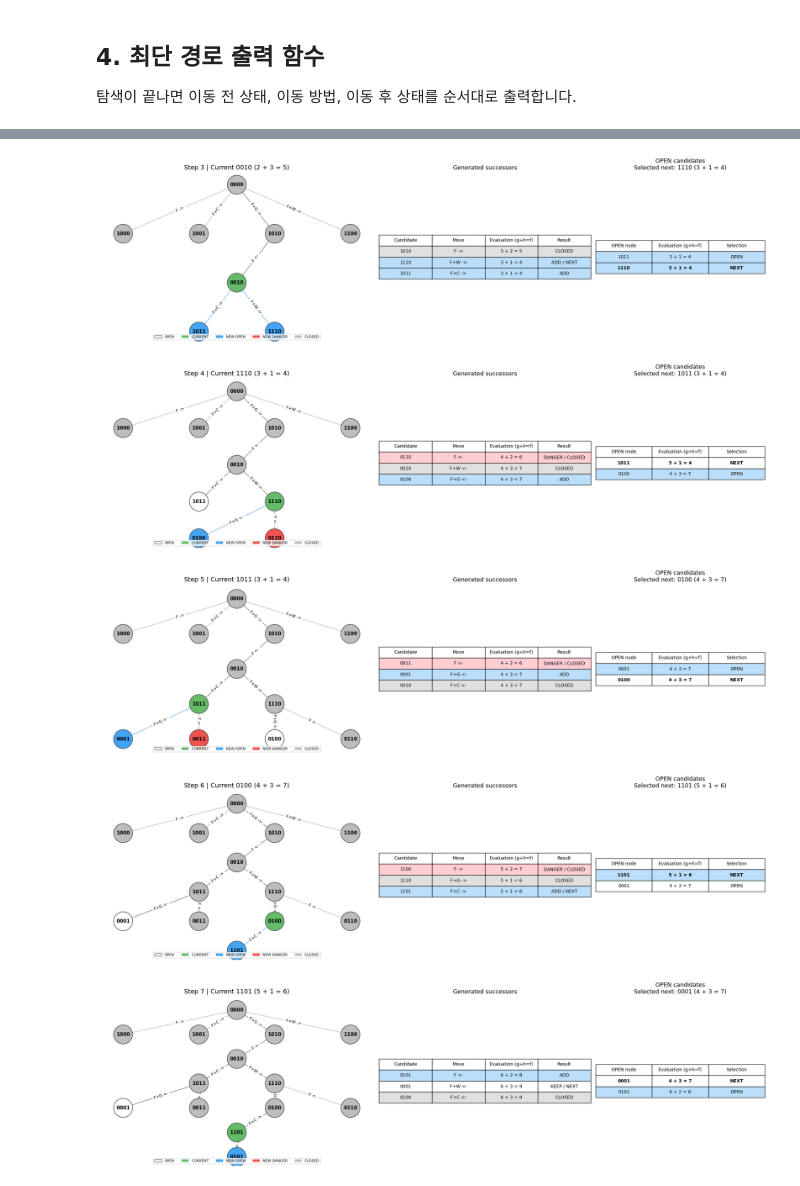
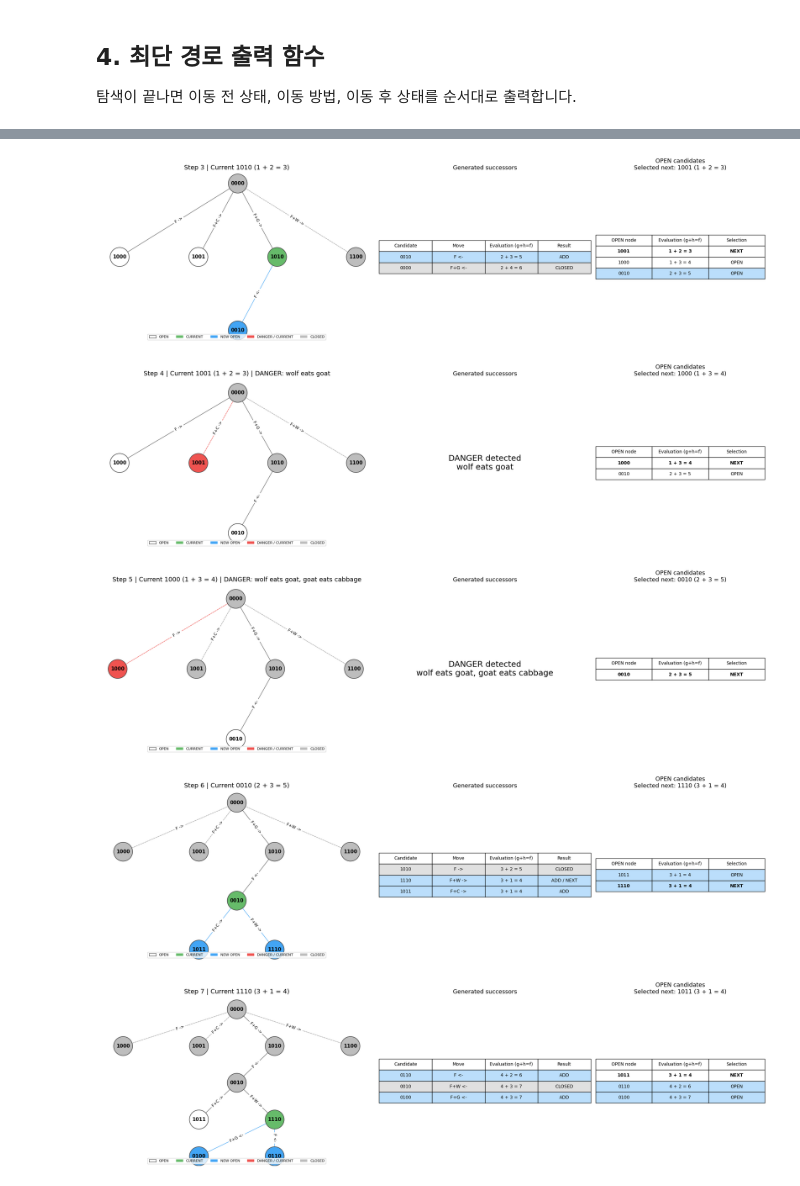
Before and after one commit to chadol27/2026-02-ai-basic, a Jupyter notebook: 0903/cross_river.ipynb, the cells around one changed output, grey strips where cells are left out. Drawn from its saved outputs; the diff is of its cells as text; code cells hidden in the pictures.

```diff
--- a/0903/cross_river.ipynb
+++ b/0903/cross_river.ipynb
@@ -157,22 +157,25 @@ def astar(start, goal, on_step=None):
         candidate_rows = []
         new_open_nodes = set()
         new_danger_nodes = set()
+        current_danger_reasons = unsafe_reasons(current)
 
-        if current != goal:
-            for next_state, action, edge_label, danger_reasons in successors(current):
+        if current_danger_reasons:
+            result = "DANGER / CLOSED"
+            danger_is_new = not any(
+                target == current for _, target, _ in danger_edges
+            )
+            if danger_is_new and current in parent and parent[current] is not None:
+                danger_edges.append(
+                    (parent[current], current, parent_edge_label[current])
+                )
+                new_danger_nodes.add(current)
+        elif current != goal:
+            for next_state, action, edge_label in successors(current):
                 tentative_g = g_score[current] + 1
                 h_value = heuristic(next_state)
                 f_value = tentative_g + h_value
 
-                if danger_reasons:
-                    result = "DANGER / CLOSED"
-                    danger_is_new = not any(
-                        target == next_state for _, target, _ in danger_edges
-                    )
-                    if danger_is_new:
-                        danger_edges.append((current, next_state, edge_label))
-                        new_danger_nodes.add(next_state)
-                elif next_state in closed_nodes:
+                if next_state in closed_nodes:
                     result = "CLOSED"
                 elif tentative_g < g_score.get(next_state, float("inf")):
                     is_new = next_state not in g_score
@@ -229,6 +232,7 @@ def astar(start, goal, on_step=None):
             (previous, state, parent_edge_label[state])
             for state, previous in parent.items()
             if previous is not None
+            and state not in {target for _, target, _ in danger_edges}
         ]
         snapshot = {
                 "step": step,
@@ -238,6 +242,7 @@ def astar(start, goal, on_step=None):
                 "closed": set(closed_nodes),
                 "new_open": new_open_nodes,
                 "new_danger": new_danger_nodes,
+                "current_danger_reasons": current_danger_reasons,
                 "candidates": candidate_rows,
                 "open_candidates": open_candidates,
                 "tree_edges": tree_edges,
@@ -313,7 +318,7 @@ legend_items = [
     Patch(facecolor="#ffffff", edgecolor="#424242", label="OPEN"),
     Patch(facecolor="#66bb6a", label="CURRENT"),
     Patch(facecolor="#42a5f5", label="NEW OPEN"),
-    Patch(facecolor="#ef5350", label="NEW DANGER"),
+    Patch(facecolor="#ef5350", label="DANGER / CURRENT"),
     Patch(facecolor="#bdbdbd", label="CLOSED"),
 ]
 
@@ -339,7 +344,7 @@ def draw_snapshot(snapshot):
     node_colors = []
     for node in graph.nodes:
         if node == current:
-            node_colors.append("#66bb6a")
+            node_colors.append("#ef5350" if snapshot["current_danger_reasons"] else "#66bb6a")
         elif node in snapshot["new_danger"]:
             node_colors.append("#ef5350")
         elif node in snapshot["new_open"]:
@@ -435,7 +440,9 @@ def draw_snapshot(snapshot):
     current_h = heuristic(current)
     ax_graph.set_title(
         f"Step {snapshot['step']} | Current {state_text(current)} "
-        f"({current_g} + {current_h} = {current_g + current_h})",
+        f"({current_g} + {current_h} = {current_g + current_h})"
+        + (f" | DANGER: {', '.join(snapshot['current_danger_reasons'])}"
+           if snapshot["current_danger_reasons"] else ""),
         fontsize=14,
     )
     ax_graph.legend(handles=legend_items, loc="lower center", ncol=5, fontsize=8)
@@ -470,9 +477,12 @@ def draw_snapshot(snapshot):
                 for column_index in range(len(columns)):
                     table[(row_index, column_index)].set_facecolor("#e0e0e0")
     else:
-        ax_successors.text(
-            0.5, 0.5, "GOAL reached", ha="center", va="center", fontsize=18
+        message = (
+            f"DANGER detected\n{', '.join(snapshot['current_danger_reasons'])}"
+            if snapshot["current_danger_reasons"]
+            else "GOAL reached"
         )
+        ax_successors.text(0.5, 0.5, message, ha="center", va="center", fontsize=18)
 
     if next_node is None:
         next_text = "None (search finished)"
@@ -522,6 +532,6 @@ def draw_snapshot(snapshot):
 path, actions, parents, edge_labels, snapshots = astar(
     START, GOAL, on_step=draw_snapshot
 )
-print(f"A* 탐색 완료: {len(snapshots)}단계, 최단 이동 {len(path) - 1}회\n")
+print(f"A* search complete: {len(snapshots)} steps, shortest path {len(path) - 1} crossings\n")
 print_solution(path, actions)
 # %% [output]
@@ -530,5 +540,5 @@ print_solution(path, actions)
-[figure, old version]
+[figure, new version]
-[figure, old version]
+[figure, new version]
-[figure, old version]
+[figure, new version]
-[figure, old version]
+[figure, new version]
-[figure, old version]
+[figure, new version]
```
Also changed, not shown: parts of 11 cells of this notebook.
